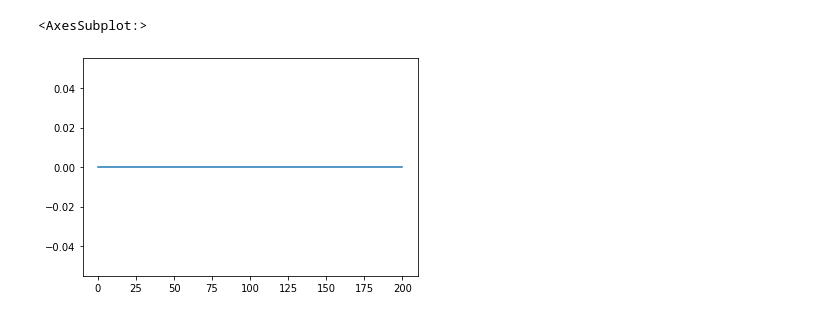
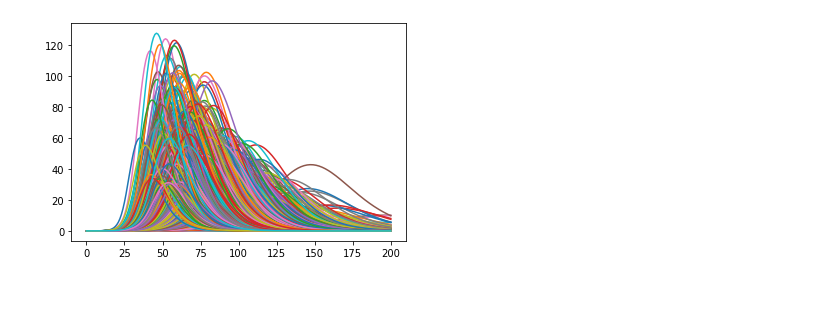
Before and after one commit to abbaasalif/epi-models, a Jupyter notebook: compartmental_model_demo.ipynb, the cells around one changed output. Drawn from its saved outputs; the diff is of its cells as text; code cells hidden in the pictures.

```diff
--- a/compartmental_model_demo.ipynb
+++ b/compartmental_model_demo.ipynb
@@ -14,0 +36,2 @@ results = results * 20000
+# %%
+do_nothing_baseline, camp_baseline = runner.run_baselines()
@@ -14,0 +41,2 @@ results = results * 20000
+# %%
+do_nothing_baseline = do_nothing_baseline * 20000
@@ -14,0 +59,2 @@ results = results * 20000
+# %%
+sim_groups = do_nothing_baseline.groupby('R0')
@@ -14,0 +66,3 @@ results = results * 20000
+# %%
+for index,group in sim_groups:
+    group['Susceptible'].plot()
@@ -15,5 +76,5 @@ results = results * 20000
 # %%
-results['No ICU Care'].plot()
+for index,group in sim_groups:
+    group['No ICU Care'].plot()
 # %% [output]
-<AxesSubplot:>
-[figure, old version]
+[figure, new version]
```
Also changed, not shown: parts of 25 cells of this notebook, 4 other files.
